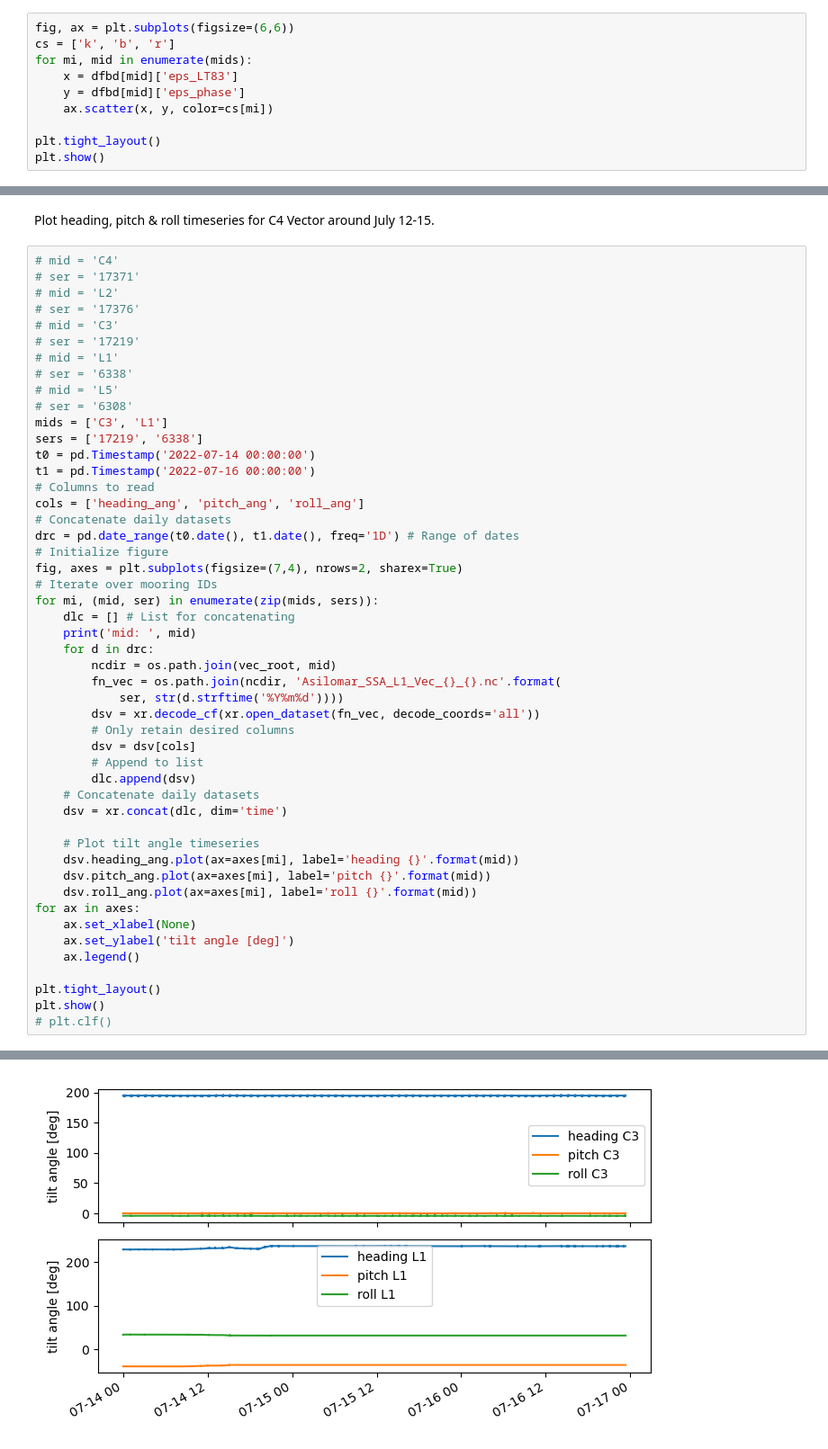
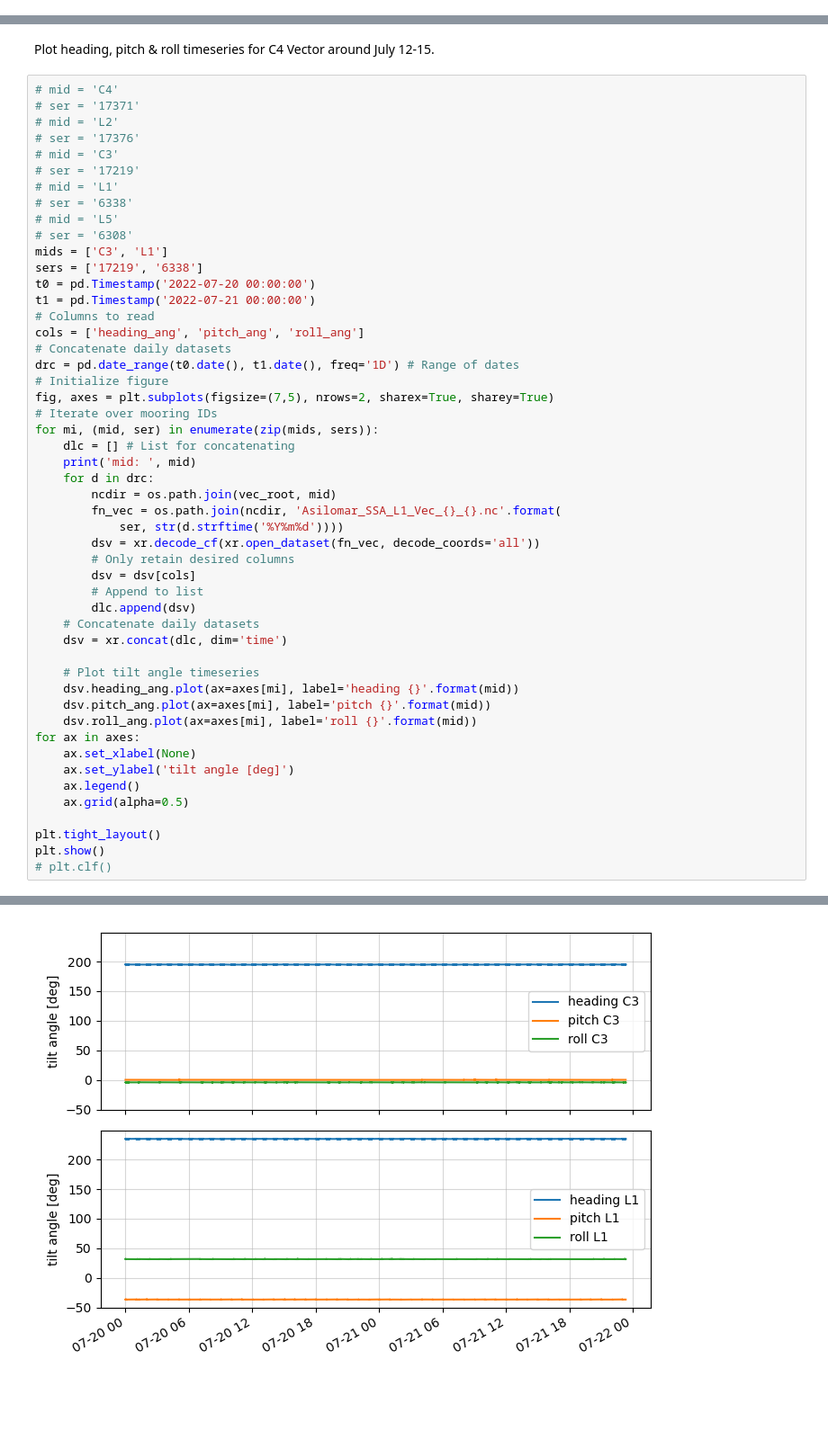
Before and after one commit to mikapm/pyROXSI, a Jupyter notebook: roxsi_pyfuns/notebooks/phase_resolved_diss.ipynb, the cells around one changed output, grey strips where cells are left out. Shown at 90% size. Saved outputs shown, nothing was run; the diff lists cells and outputs as text; blank space fills up the shorter version.

```diff
--- a/roxsi_pyfuns/notebooks/phase_resolved_diss.ipynb
+++ b/roxsi_pyfuns/notebooks/phase_resolved_diss.ipynb
@@ -876,10 +1005,0 @@ L1 - 6338
-# %%
-fig, ax = plt.subplots(figsize=(6,6))
-cs = ['k', 'b', 'r']
-for mi, mid in enumerate(mids):
-    x = dfbd[mid]['eps_LT83']
-    y = dfbd[mid]['eps_phase']
-    ax.scatter(x, y, color=cs[mi])
-
-plt.tight_layout()
-plt.show()
@@ -956,43 +1018,44 @@ Plot heading, pitch & roll timeseries for C4 Vector around July 12-15.
 # ser = '6308'
 mids = ['C3', 'L1']
 sers = ['17219', '6338']
-t0 = pd.Timestamp('2022-07-14 00:00:00')
-t1 = pd.Timestamp('2022-07-16 00:00:00')
+t0 = pd.Timestamp('2022-07-20 00:00:00')
+t1 = pd.Timestamp('2022-07-21 00:00:00')
 # Columns to read
 cols = ['heading_ang', 'pitch_ang', 'roll_ang']
 # Concatenate daily datasets
 drc = pd.date_range(t0.date(), t1.date(), freq='1D') # Range of dates
 # Initialize figure
-fig, axes = plt.subplots(figsize=(7,4), nrows=2, sharex=True)
+fig, axes = plt.subplots(figsize=(7,5), nrows=2, sharex=True, sharey=True)
 # Iterate over mooring IDs
 for mi, (mid, ser) in enumerate(zip(mids, sers)):
     dlc = [] # List for concatenating
     print('mid: ', mid)
     for d in drc:
         ncdir = os.path.join(vec_root, mid)
         fn_vec = os.path.join(ncdir, 'Asilomar_SSA_L1_Vec_{}_{}.nc'.format(
             ser, str(d.strftime('%Y%m%d'))))
         dsv = xr.decode_cf(xr.open_dataset(fn_vec, decode_coords='all'))
         # Only retain desired columns
         dsv = dsv[cols]
         # Append to list
         dlc.append(dsv)
     # Concatenate daily datasets
     dsv = xr.concat(dlc, dim='time')
 
     # Plot tilt angle timeseries
     dsv.heading_ang.plot(ax=axes[mi], label='heading {}'.format(mid))
     dsv.pitch_ang.plot(ax=axes[mi], label='pitch {}'.format(mid))
     dsv.roll_ang.plot(ax=axes[mi], label='roll {}'.format(mid))
 for ax in axes:
     ax.set_xlabel(None)
     ax.set_ylabel('tilt angle [deg]')
     ax.legend()
+    ax.grid(alpha=0.5)
 
 plt.tight_layout()
 plt.show()
 # plt.clf()
 # %% [output]
 mid:  C3
 mid:  L1
-[figure, old version]
+[figure, new version]
```
Also changed, not shown: parts of 6 cells of this notebook.
